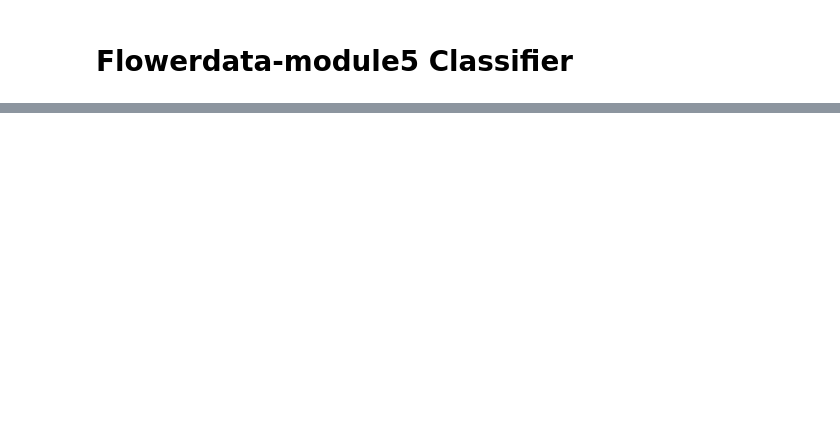
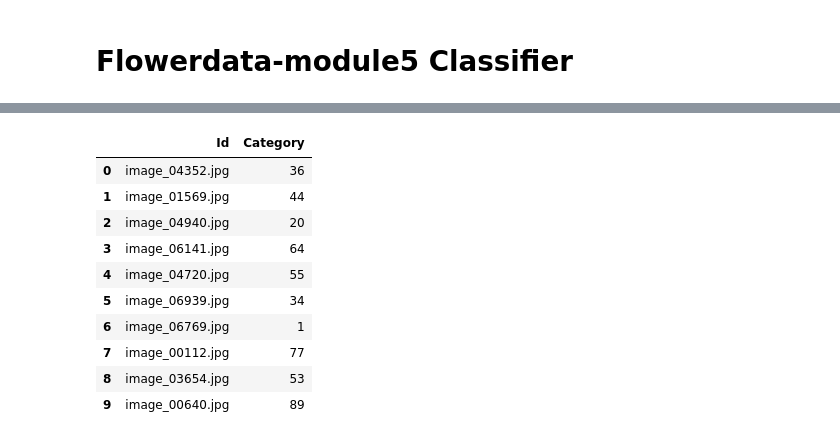
Before and after one commit to tmshv/master, a Jupyter notebook: 02_aid_cv_flowers/flowerdata_module5-classifier.ipynb, the cells around one changed output, grey strips where cells are left out. Cells and saved outputs as stored; diff of their text form; code cells hidden in the pictures; blank space fills up the shorter version.

```diff
--- a/02_aid_cv_flowers/flowerdata_module5-classifier.ipynb
+++ b/02_aid_cv_flowers/flowerdata_module5-classifier.ipynb
@@ -387,2 +270,38 @@ df.head()
+# %%
+from torch.utils.data import DataLoader
+
+test_dataset = TestImageFolder(test_path, transform=test_transformations)
+test_dataloader = DataLoader(test_dataset, batch_size=64)
+# %%
+predictions = []
+labels = []
+with torch.no_grad():
+    for images, lbls in tqdm(test_dataloader):
+        probs = model(images.to(device))
+        predictions.extend(probs.argmax(-1).tolist())
+        labels.extend(lbls)
+# %%
+idx_to_class = {i: c for c, i in dataset.class_to_idx.items()}
+# %%
+prediction_classes = []
+for num in predictions:
+    prediction_classes.append(int(idx_to_class[num]))
 # %%
+df = pd.DataFrame({
+    'Id': labels,
+    'Category': prediction_classes,
+})
 df.to_csv('submission.csv', index=False)
+df.head(10)
+# %% [output]
+|  | Id | Category |
+| 0 | image_04352.jpg | 36 |
+| 1 | image_01569.jpg | 44 |
+| 2 | image_04940.jpg | 20 |
+| 3 | image_06141.jpg | 64 |
+| 4 | image_04720.jpg | 55 |
+| 5 | image_06939.jpg | 34 |
+| 6 | image_06769.jpg | 1 |
+| 7 | image_00112.jpg | 77 |
+| 8 | image_03654.jpg | 53 |
+| 9 | image_00640.jpg | 89 |
```
Also changed, not shown: parts of 39 cells of this notebook.
